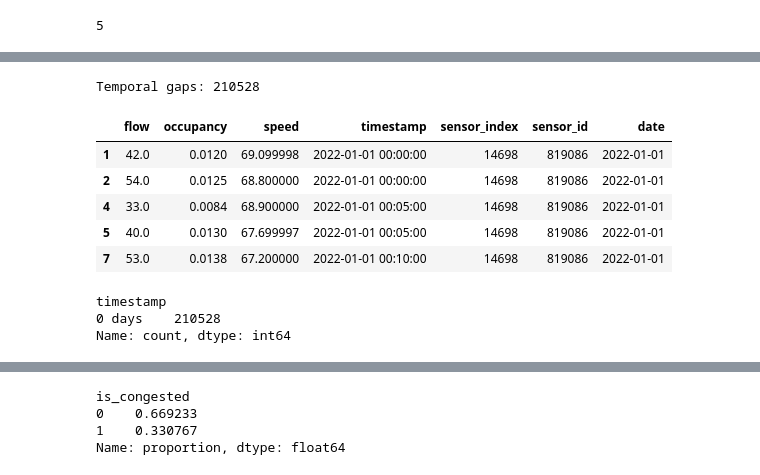
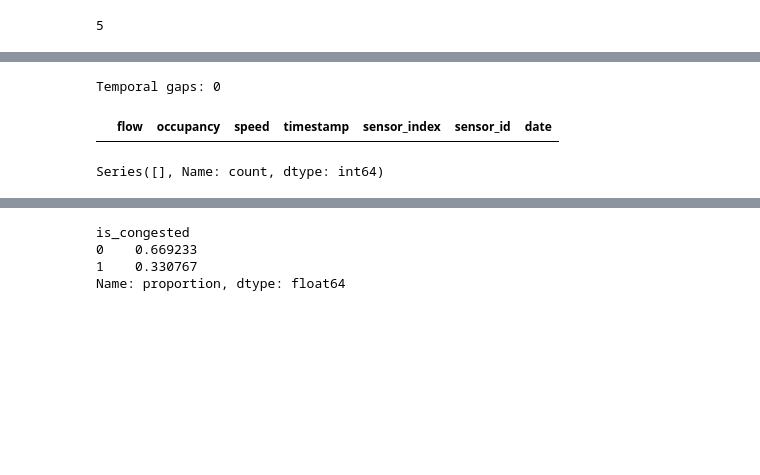
Before and after one commit to manolisfcb/END-TO-END-MLPROJECT, a Jupyter notebook: traffic-prediction-forecasting/analysis/EDA.ipynb, the cells around one changed output, grey strips where cells are left out. Cells and saved outputs as stored; diff of their text form; code cells hidden in the pictures; blank space fills up the shorter version.

```diff
--- a/traffic-prediction-forecasting/analysis/EDA.ipynb
+++ b/traffic-prediction-forecasting/analysis/EDA.ipynb
@@ -950,5 +952,0 @@ all_year_paths = all_year_paths_2022 + all_year_paths_2023 + all_year_paths_2024
-# %%
-for path in all_year_paths:
-    print(path)
-    year_data = np.load(path, allow_pickle=True, mmap_mode="r")
-    print(year_data.shape)
@@ -981,5 +966,5 @@ month
 # %%
-def get_sensor_data(sensor_index, year_paths, year):
+def get_sensor_data(sensor_index, year_paths):
     all_data = []
     print(f"Getting data for sensor index: {sensor_index}")
     for path in year_paths:
@@ -991,7 +976,7 @@ def get_sensor_data(sensor_index, year_paths, year):
             sensor_data,
             columns=["flow", "occupancy", "speed"]
         )
-
+        year = int(path.split("/")[-1].split(".")[0][:4])
         month = int(path.split("/")[-1].split(".")[0][-2:])
         df_month["timestamp"] = pd.date_range(
             start=pd.to_datetime(f"{year}-{month:02d}-01 00:00:00"),
@@ -1029,0 +993,2 @@ Loading data from: /Users/manuel/Mis Estudios/MLOps/END-TO-END-MLPROJECT/traffic
+# %%
+full_df = get_sensor_data(selected_sensor_index, all_year_paths)
@@ -1030,23 +1013,18 @@ Loading data from: /Users/manuel/Mis Estudios/MLOps/END-TO-END-MLPROJECT/traffic
 # %%
-time_diff = df_2022["timestamp"].diff()
+time_diff = full_df["timestamp"].diff()
 
-gaps = df_2022[
+gaps = full_df[
     time_diff.notna()
     & (time_diff != pd.Timedelta(minutes=5))
 ]
 
 print("Temporal gaps:", len(gaps))
 gaps.head()
 # %% [output]
-Temporal gaps: 210528
+Temporal gaps: 0
 |  | flow | occupancy | speed | timestamp | sensor_index | sensor_id | date |
-| 1 | 42.0 | 0.0120 | 69.099998 | 2022-01-01 00:00:00 | 14698 | 819086 | 2022-01-01 |
-| 2 | 54.0 | 0.0125 | 68.800000 | 2022-01-01 00:00:00 | 14698 | 819086 | 2022-01-01 |
-| 4 | 33.0 | 0.0084 | 68.900000 | 2022-01-01 00:05:00 | 14698 | 819086 | 2022-01-01 |
-| 5 | 40.0 | 0.0130 | 67.699997 | 2022-01-01 00:05:00 | 14698 | 819086 | 2022-01-01 |
-| 7 | 53.0 | 0.0138 | 67.200000 | 2022-01-01 00:10:00 | 14698 | 819086 | 2022-01-01 |
 # %%
-time_diff = df_2022["timestamp"].diff()
+time_diff = full_df["timestamp"].diff()
 
 bad_diffs = time_diff[
     time_diff.notna()
@@ -1055,9 +1033,7 @@ bad_diffs = time_diff[
 
 print(bad_diffs.value_counts())
 # %% [output]
-timestamp
-0 days    210528
-Name: count, dtype: int64
+Series([], Name: count, dtype: int64)
 # %%
 gap_mask = (
     time_diff.notna()
```
Also changed, not shown: parts of 41 cells of this notebook, 4 other files.
